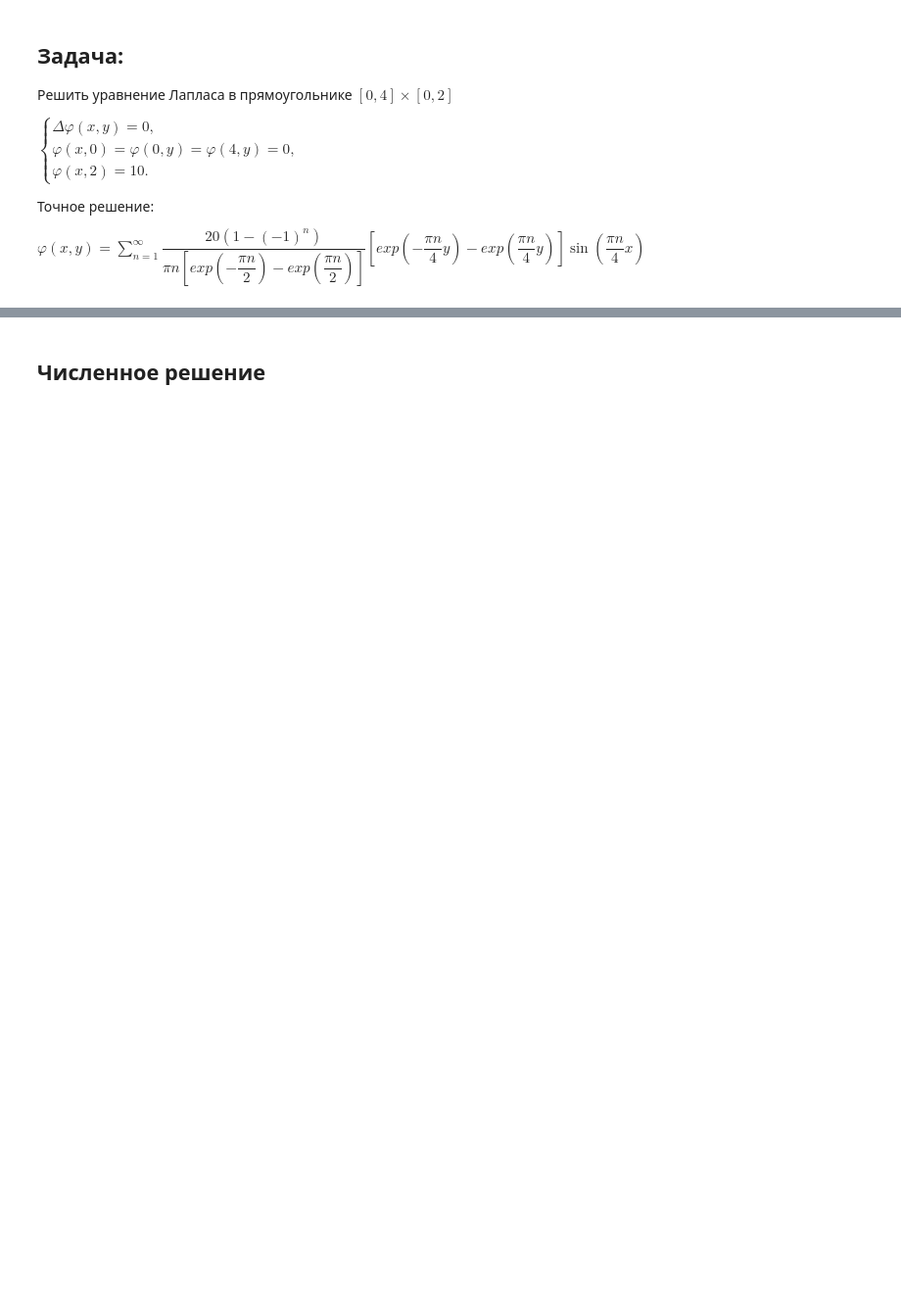
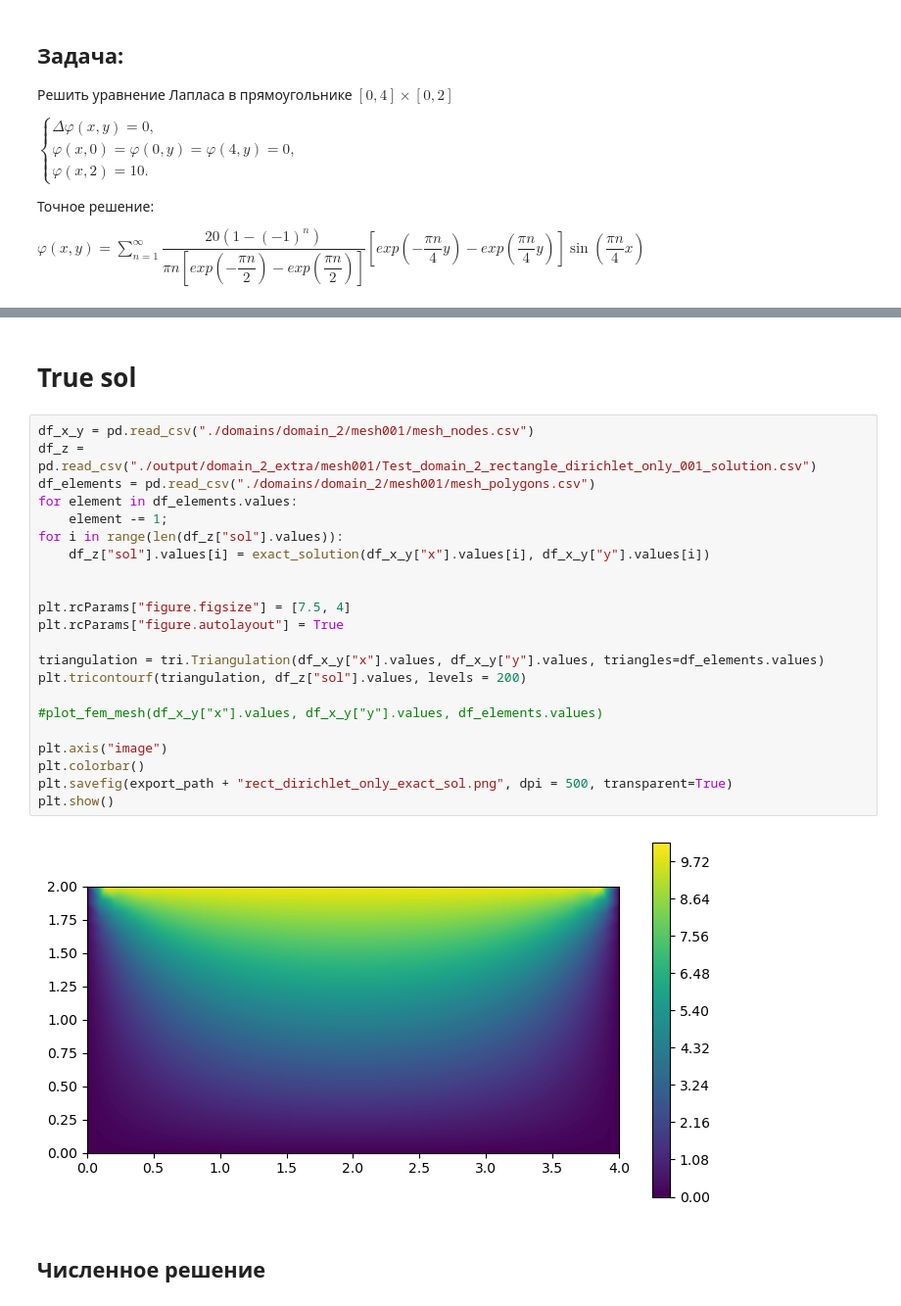
Before and after one commit to sanonesan/2d_Laplace_eq_FEM, a Jupyter notebook: laplace_eq_domain_2_rectangle_dirichlet_only.ipynb, the cells around one changed output, grey strips where cells are left out. Shown at 98% size. Saved outputs shown, nothing was run; the diff lists cells and outputs as text; blank space fills up the shorter version.

```diff
--- a/laplace_eq_domain_2_rectangle_dirichlet_only.ipynb
+++ b/laplace_eq_domain_2_rectangle_dirichlet_only.ipynb
@@ -49,5 +50,31 @@ def print_error(x, y ,z):
     for i in range(len(z)):
         error_in_node.append( np.fabs( z[i] - exact_solution(x[i], y[i]) ))
     print("Mean error: ", np.mean(error_in_node))
+# %% [markdown]
+<h1> True sol
+# %%
+df_x_y = pd.read_csv("./domains/domain_2/mesh001/mesh_nodes.csv")
+df_z = pd.read_csv("./output/domain_2_extra/mesh001/Test_domain_2_rectangle_dirichlet_only_001_solution.csv")
+df_elements = pd.read_csv("./domains/domain_2/mesh001/mesh_polygons.csv")
+for element in df_elements.values:
+    element -= 1;
+for i in range(len(df_z["sol"].values)):
+    df_z["sol"].values[i] = exact_solution(df_x_y["x"].values[i], df_x_y["y"].values[i])
+
+
+plt.rcParams["figure.figsize"] = [7.5, 4]
+plt.rcParams["figure.autolayout"] = True
+
+triangulation = tri.Triangulation(df_x_y["x"].values, df_x_y["y"].values, triangles=df_elements.values)
+plt.tricontourf(triangulation, df_z["sol"].values, levels = 200)
+
+#plot_fem_mesh(df_x_y["x"].values, df_x_y["y"].values, df_elements.values)
+
+plt.axis("image")
+plt.colorbar()
+plt.savefig(export_path + "rect_dirichlet_only_exact_sol.png", dpi = 500, transparent=True)
+plt.show()
+# %% [output]
+[figure, added]
 # %% [markdown]
 <h2> Численное решение </h2>
```
Also changed, not shown: parts of 6 cells of this notebook, 34 other files.
